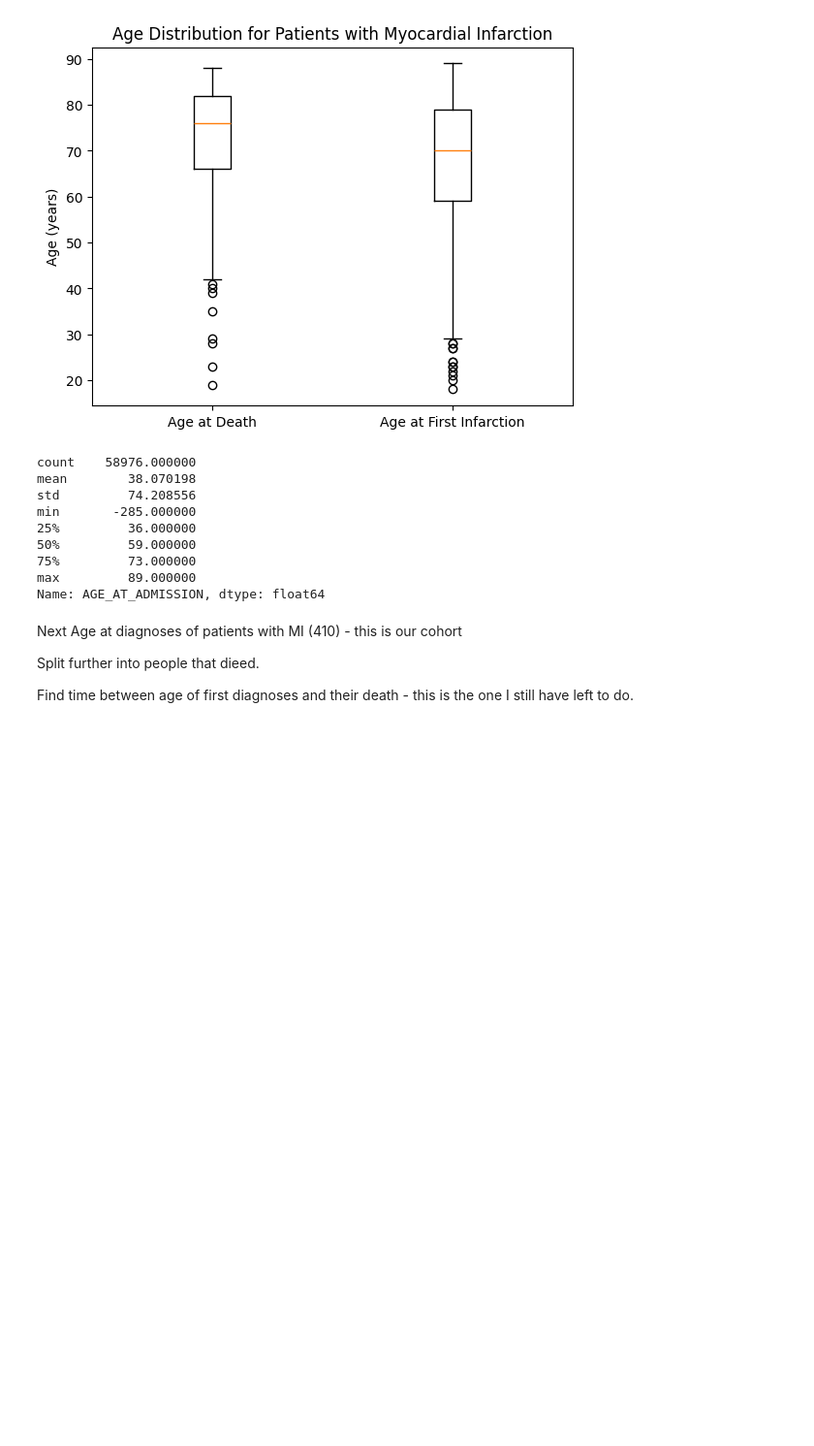
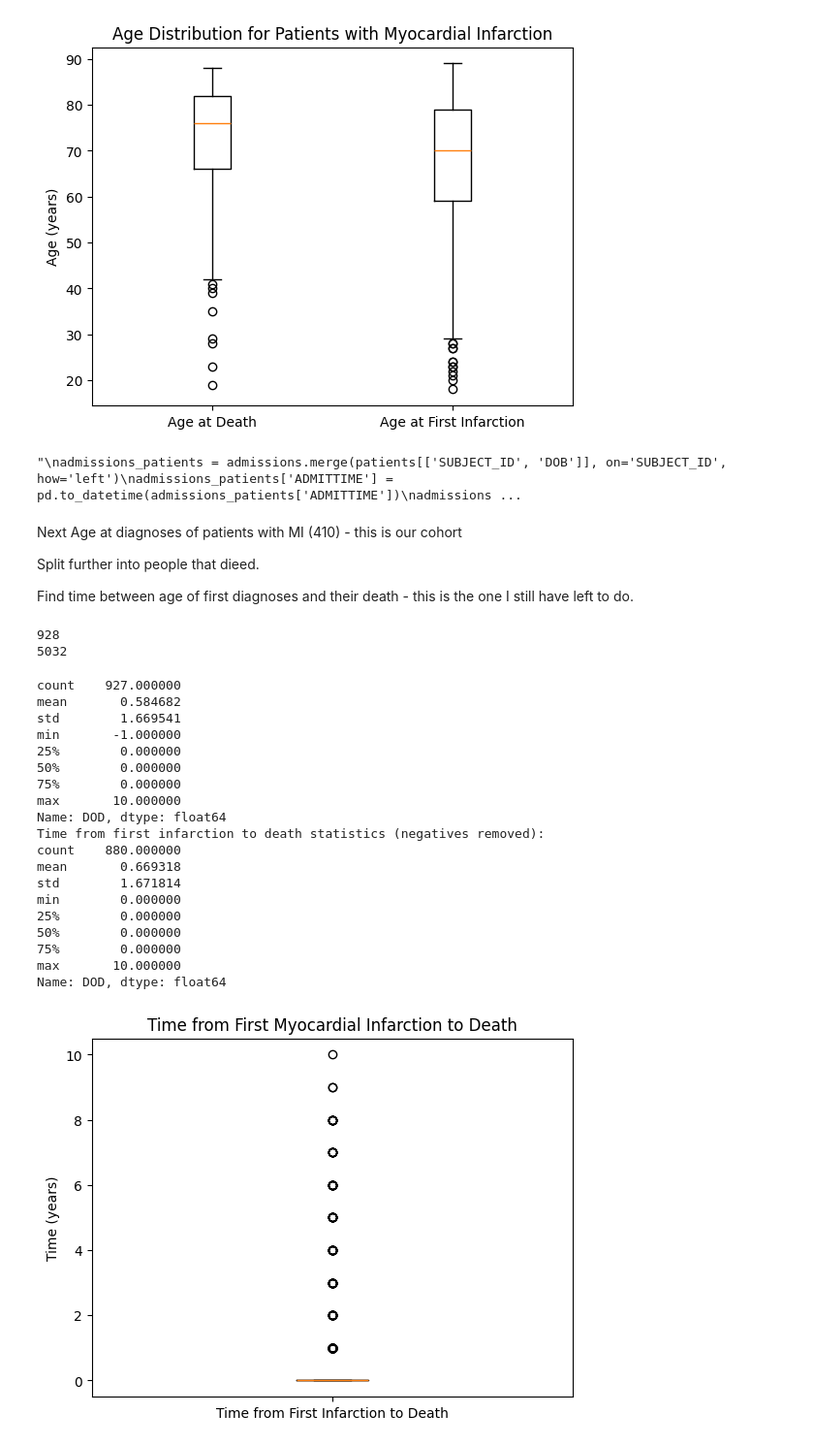
Before and after one commit to SoppingBook/Precision-Medicine-BIOE5860, a Jupyter notebook: Finding Diagnoses Ages.ipynb, the cells around one changed output. Shown at 97% size. Cells and saved outputs as stored; diff of their text form; code cells hidden in the pictures; blank space fills up the shorter version.

```diff
--- a/Finding Diagnoses Ages.ipynb
+++ b/Finding Diagnoses Ages.ipynb
@@ -190,22 +185,16 @@ plt.show()
 # %% [output]
 [figure]
 # %%
+"""
 admissions_patients = admissions.merge(patients[['SUBJECT_ID', 'DOB']], on='SUBJECT_ID', how='left')
 admissions_patients['ADMITTIME'] = pd.to_datetime(admissions_patients['ADMITTIME'])
 admissions_patients['DOB'] = pd.to_datetime(admissions_patients['DOB'])
 
 admissions_patients['AGE_AT_ADMISSION'] = (admissions_patients['ADMITTIME'].values - admissions_patients['DOB'].values) / np.timedelta64(1, 'D') // 365.25
 print(admissions_patients['AGE_AT_ADMISSION'].describe())
+"""
 # %% [output]
-count    58976.000000
-mean        38.070198
-std         74.208556
-min       -285.000000
-25%         36.000000
-50%         59.000000
-75%         73.000000
-max         89.000000
-Name: AGE_AT_ADMISSION, dtype: float64
+"\nadmissions_patients = admissions.merge(patients[['SUBJECT_ID', 'DOB']], on='SUBJECT_ID', how='left')\nadmissions_patients['ADMITTIME'] = pd.to_datetime(admissions_patients['ADMITTIME'])\nadmissions ...
 # %% [markdown]
 Next
 Age at diagnoses of patients with MI (410) - this is our cohort
@@ -213,3 +202,69 @@ Age at diagnoses of patients with MI (410) - this is our cohort
 Split further into people that dieed.
 
 Find time between age of first diagnoses and their death - this is the one I still have left to do.
+# %%
+print(len(death_dates))
+print(len(first_admissions['ADMITTIME'].values))
+# %% [output]
+928
+5032
+# %%
+#filter first_admissions for people in death_dates
+first_admissions_dead = first_admissions[first_admissions['SUBJECT_ID'].isin(deaths['SUBJECT_ID'])]
+#print(len(first_admissions_dead))
+
+#sort both by SUBJECT_ID to ensure alignment
+first_admissions_dead = first_admissions_dead.sort_values(by='SUBJECT_ID')
+death_dates = death_dates.sort_index()
+
+#sort remove anything from death_dates that is not in first_admissions_dead
+death_dates = death_dates.loc[first_admissions_dead['SUBJECT_ID']]
+
+#remove duplicates from death_dates
+death_dates = death_dates[~death_dates.index.duplicated(keep='first')]
+
+#print(len(death_dates))
+#print(len(first_admissions_dead))
+
+
+
+#print('death_dates')
+#print(death_dates)
+#print('first_admissions_dead')
+#print(first_admissions_dead)
+
+#compare first_admissions_dead to death_dates for why
+
+death_diagnoses_time = death_dates - first_admissions_dead['ADMITTIME'].values
+death_diagnoses_time_years = death_diagnoses_time / np.timedelta64(1, 'D') // 365.25
+print(death_diagnoses_time_years.describe())
+
+death_diagnoses_time_years_positive = death_diagnoses_time_years[death_diagnoses_time_years >= 0]
+print("Time from first infarction to death statistics (negatives removed):")
+print(death_diagnoses_time_years_positive.describe())
+
+plt.boxplot(death_diagnoses_time_years_positive.dropna(), labels=['Time from First Infarction to Death'])
+plt.ylabel('Time (years)')
+plt.title('Time from First Myocardial Infarction to Death')
+plt.show()
+# %% [output]
+count    927.000000
+mean       0.584682
+std        1.669541
+min       -1.000000
+25%        0.000000
+50%        0.000000
+75%        0.000000
+max       10.000000
+Name: DOD, dtype: float64
+Time from first infarction to death statistics (negatives removed):
+count    880.000000
+mean       0.669318
+std        1.671814
+min        0.000000
+25%        0.000000
+50%        0.000000
+75%        0.000000
+max       10.000000
+Name: DOD, dtype: float64
+[figure, added]
```
Also changed, not shown: parts of 3 cells of this notebook.
